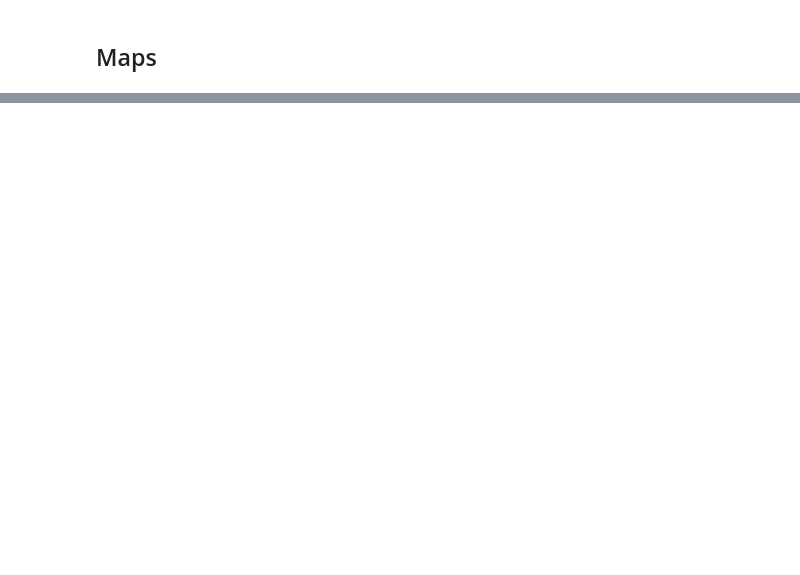
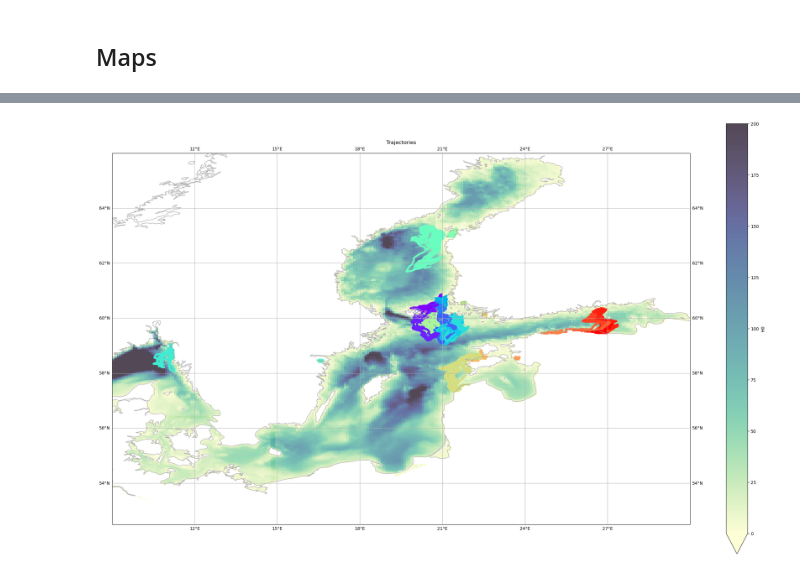
Before and after one commit to geomar-od-lagrange/2025_fucus-dispersal, a Jupyter notebook: notebooks/FucusDispersal.ipynb, the cells around one changed output, grey strips where cells are left out. Saved outputs shown, nothing was run; the diff lists cells and outputs as text; code cells hidden in the pictures; blank space fills up the shorter version.

```diff
--- a/notebooks/FucusDispersal.ipynb
+++ b/notebooks/FucusDispersal.ipynb
@@ -647,0 +745,19 @@ NameError: name 'first_file_count' is not defined
+# %%
+fig = plt.figure(figsize=(30,18))
+ax = fig.add_subplot(111, projection=ccrs.PlateCarree())
+depth_fine.plot.imshow(cmap=cm_deep, ax=ax, vmin=0, vmax=200, alpha=.8)
+depth_coarse.plot.imshow(cmap=cm_deep, ax=ax, add_colorbar=False, vmin=0, vmax=200, alpha=.8)
+
+ax.scatter(
+        x=ds_trajectories.lon, y=ds_trajectories.lat,
+        c=ds_trajectories.CellID, cmap="rainbow",
+        s=10,
+)
+ax.coastlines(color="darkgrey")
+ax.gridlines(draw_labels=True)
+plt.title("Trajectories")
+plt.xlim(9,30)
+plt.ylim(52.5,66)
+plt.show()
+# %% [output]
+[figure, added]
```
Also changed, not shown: parts of 33 cells of this notebook.
